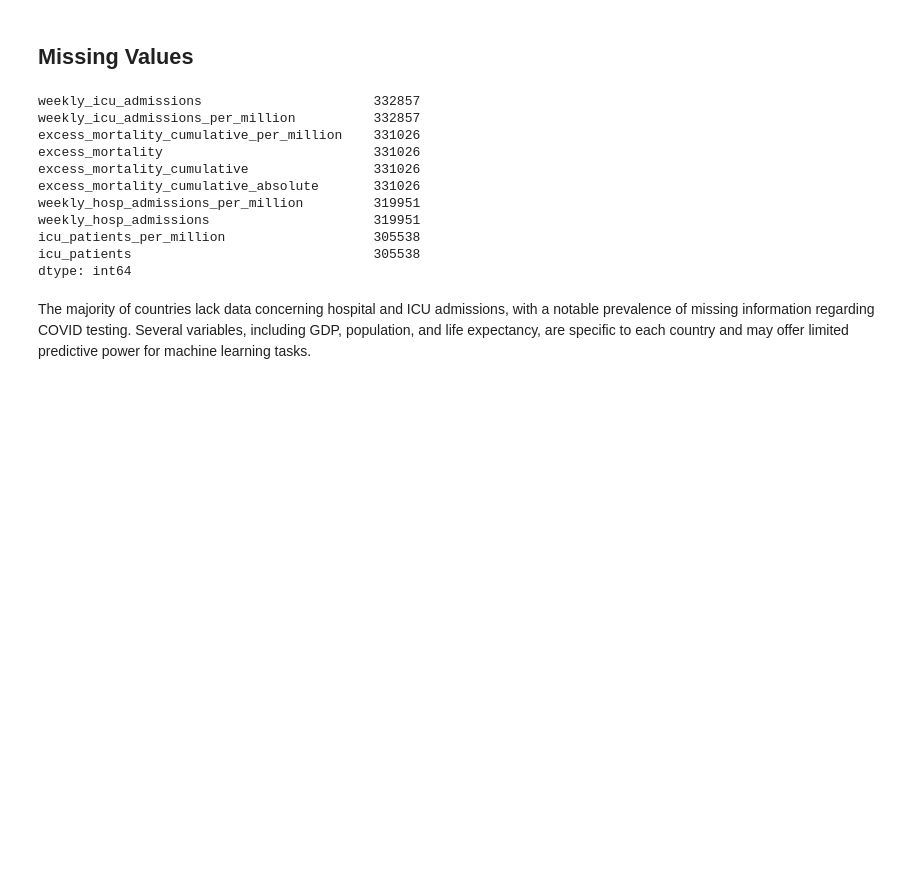
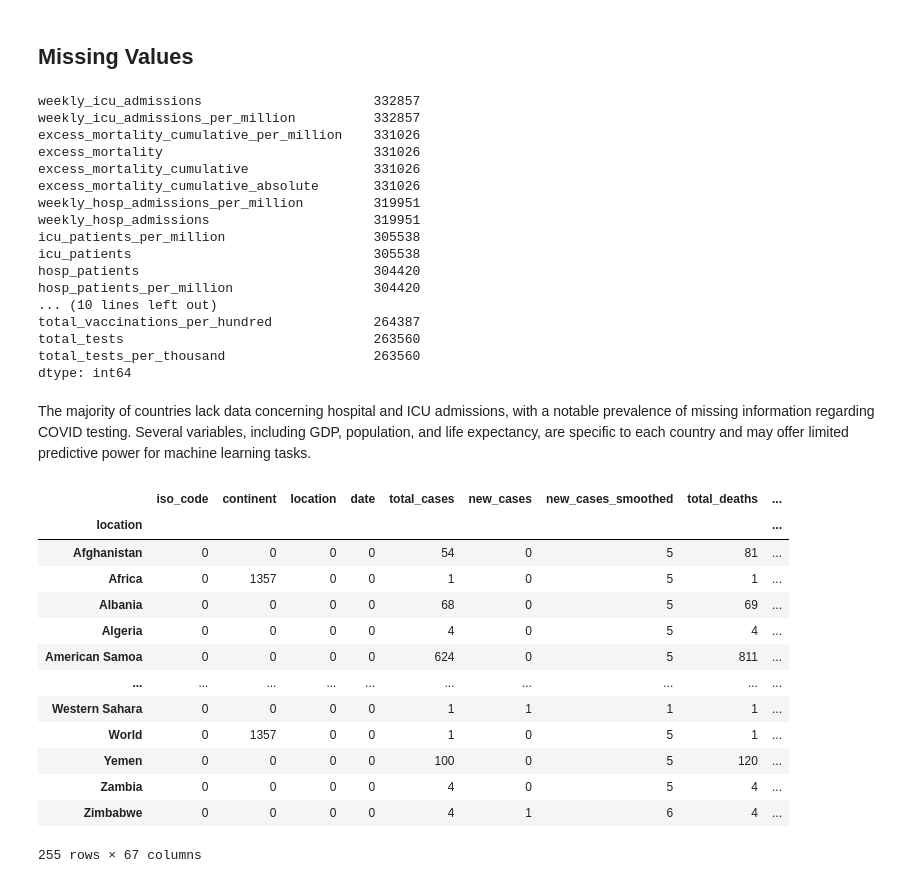
Before and after one commit to FYEH779/Stat-390-Project, a Jupyter notebook: DataPreparation.ipynb, the cells around one changed output. Cells and saved outputs as stored; diff of their text form; code cells hidden in the pictures; blank space fills up the shorter version.

Commit message:
data cleaning step 2

```diff
--- a/DataPreparation.ipynb
+++ b/DataPreparation.ipynb
@@ -45,7 +84,7 @@ Date: 1359
 # %%
 nan_count = data.isnull().sum()
 nan_count_sorted = nan_count.sort_values(ascending=False)
-nan_count_sorted.head(10)
+nan_count_sorted.head(25)
 # %% [output]
 weekly_icu_admissions                      332857
 weekly_icu_admissions_per_million          332857
@@ -57,6 +96,32 @@ weekly_hosp_admissions_per_million         319951
 weekly_hosp_admissions                     319951
 icu_patients_per_million                   305538
 icu_patients                               305538
+hosp_patients                              304420
+hosp_patients_per_million                  304420
+... (10 lines left out)
+total_vaccinations_per_hundred             264387
+total_tests                                263560
+total_tests_per_thousand                   263560
 dtype: int64
 # %% [markdown]
 The majority of countries lack data concerning hospital and ICU admissions, with a notable prevalence of missing information regarding COVID testing. Several variables, including GDP, population, and life expectancy, are specific to each country and may offer limited predictive power for machine learning tasks.
+# %%
+# number of missing data by countries
+missing_values_by_location = data.groupby('location').apply(lambda x: x.isnull().sum())
+missing_values_df = pd.DataFrame(missing_values_by_location)
+missing_values_df
+# %% [output]
+|  | iso_code | continent | location | date | total_cases | new_cases | new_cases_smoothed | total_deaths | ... |
+| location |  |  |  |  |  |  |  |  | ... |
+| Afghanistan | 0 | 0 | 0 | 0 | 54 | 0 | 5 | 81 | ... |
+| Africa | 0 | 1357 | 0 | 0 | 1 | 0 | 5 | 1 | ... |
+| Albania | 0 | 0 | 0 | 0 | 68 | 0 | 5 | 69 | ... |
+| Algeria | 0 | 0 | 0 | 0 | 4 | 0 | 5 | 4 | ... |
+| American Samoa | 0 | 0 | 0 | 0 | 624 | 0 | 5 | 811 | ... |
+| ... | ... | ... | ... | ... | ... | ... | ... | ... | ... |
+| Western Sahara | 0 | 0 | 0 | 0 | 1 | 1 | 1 | 1 | ... |
+| World | 0 | 1357 | 0 | 0 | 1 | 0 | 5 | 1 | ... |
+| Yemen | 0 | 0 | 0 | 0 | 100 | 0 | 5 | 120 | ... |
+| Zambia | 0 | 0 | 0 | 0 | 4 | 0 | 5 | 4 | ... |
+| Zimbabwe | 0 | 0 | 0 | 0 | 4 | 1 | 6 | 4 | ... |
+255 rows × 67 columns
```
Also changed, not shown: parts of 3 cells of this notebook.
